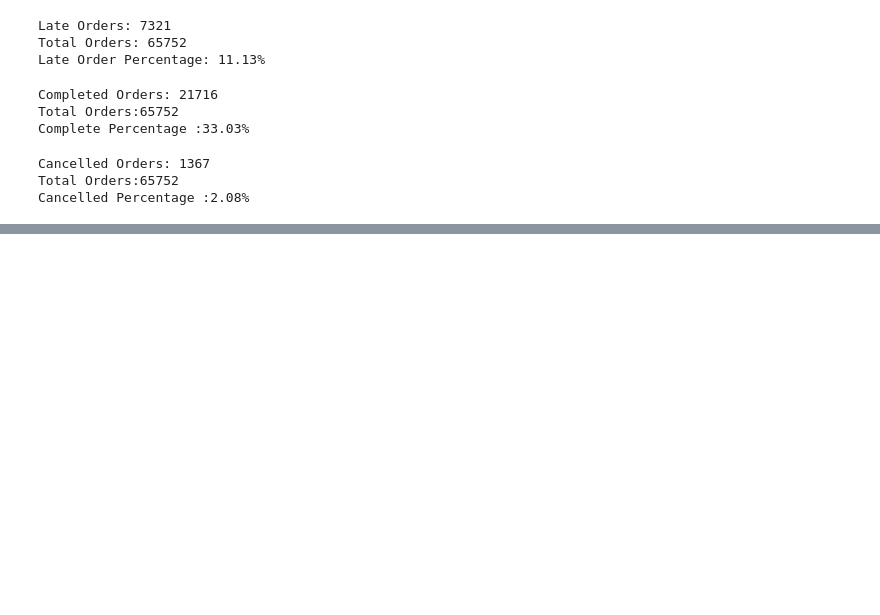
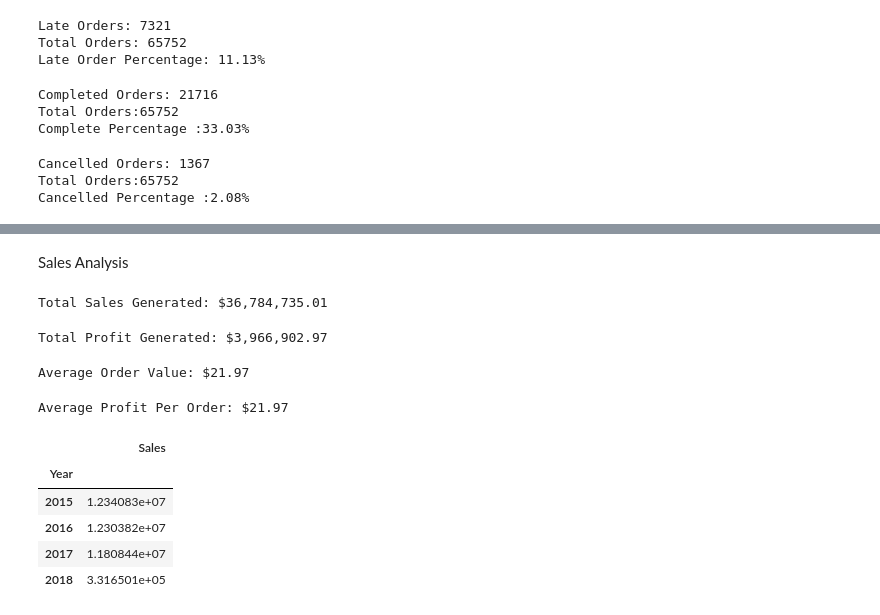
Before and after one commit to ShlokGadhave/Supply-Chain-Management, a Jupyter notebook: Notebook/main.ipynb, the cells around one changed output, grey strips where cells are left out. Saved outputs shown, nothing was run; the diff lists cells and outputs as text; code cells hidden in the pictures; blank space fills up the shorter version.

```diff
--- a/Notebook/main.ipynb
+++ b/Notebook/main.ipynb
@@ -187,0 +208,37 @@ Cancelled Percentage :2.08%
+# %% [markdown]
+Sales Analysis
+# %%
+# total sales generated
+total_sales=df['Sales'].sum()
+print(f'Total Sales Generated: ${total_sales:,.2f}')
+# %% [output]
+Total Sales Generated: $36,784,735.01
+# %%
+# total profit
+profit=df['Benefit per order'].sum()
+print(f'Total Profit Generated: ${profit:,.2f}')
+# %% [output]
+Total Profit Generated: $3,966,902.97
+# %%
+# average order value
+avg_order_value=df['Order Profit Per Order'].mean()
+print(f'Average Order Value: ${avg_order_value:,.2f}')
+# %% [output]
+Average Order Value: $21.97
+# %%
+# average profit per order
+avg_profit_per_order=df['Order Profit Per Order'].mean()
+print(f'Average Profit Per Order: ${avg_profit_per_order:,.2f}')
+# %% [output]
+Average Profit Per Order: $21.97
+# %%
+# sales change over time
+sales_over_time=pd.pivot_table(df,index='Year',values='Sales',aggfunc='sum')
+sales_over_time
+# %% [output]
+|  | Sales |
+| Year |  |
+| 2015 | 1.234083e+07 |
+| 2016 | 1.230382e+07 |
+| 2017 | 1.180844e+07 |
+| 2018 | 3.316501e+05 |
```
Also changed, not shown: parts of 4 cells of this notebook.
